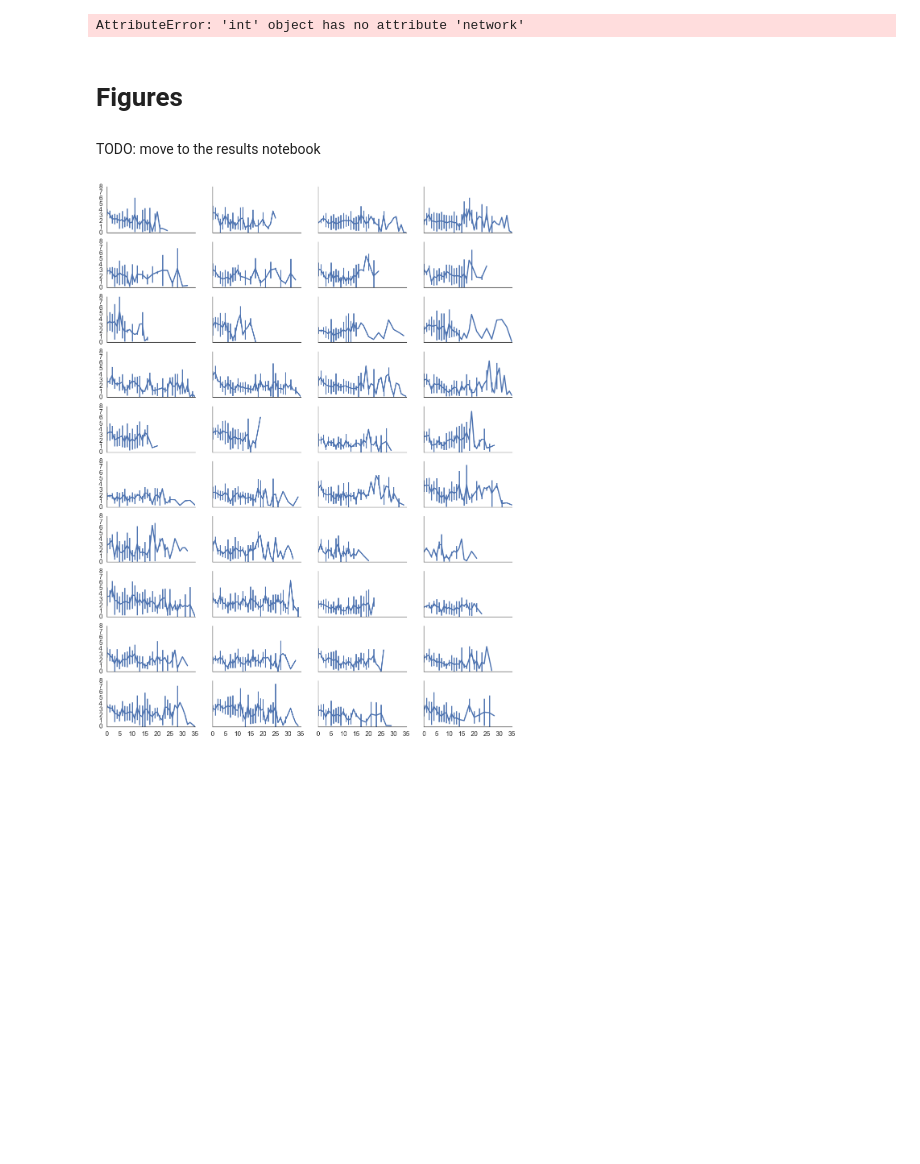
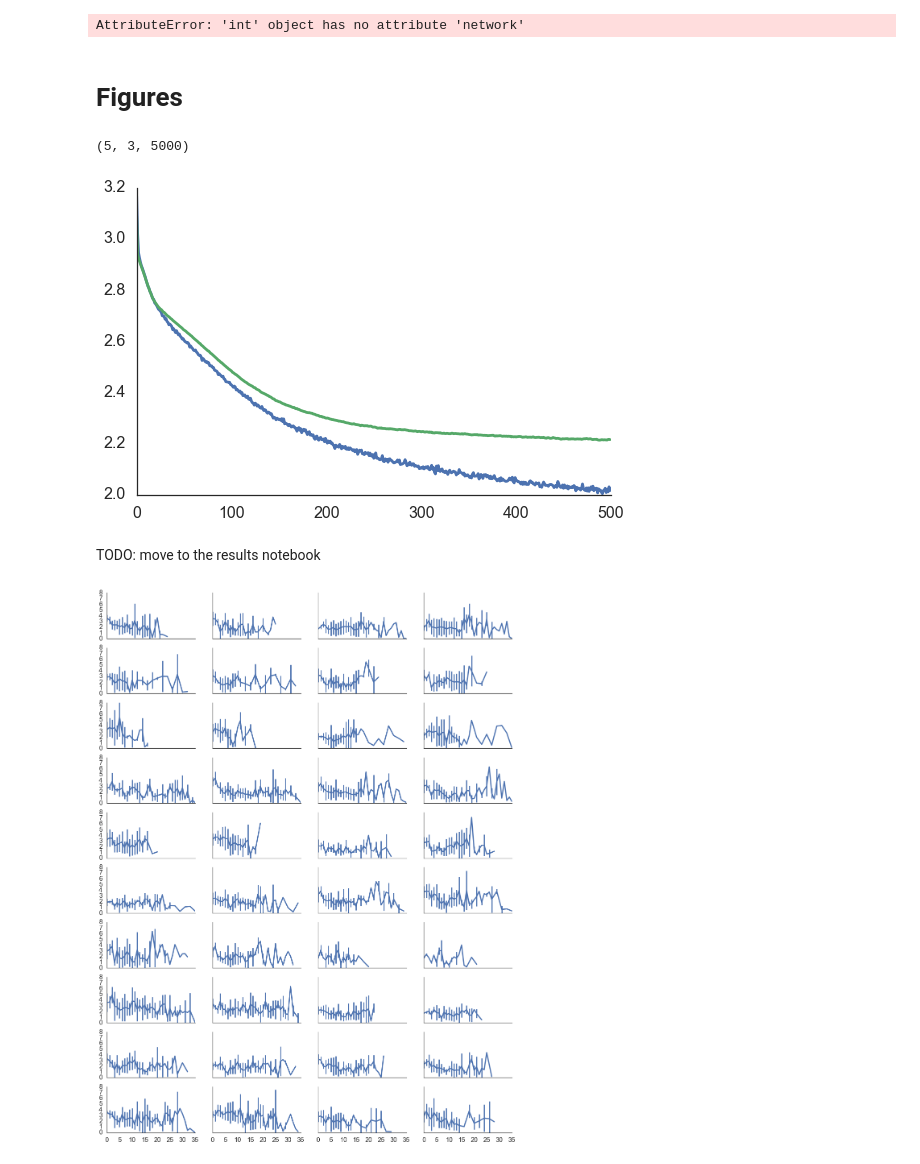
Before and after one commit to galbiati/nns-for-mnk, a Jupyter notebook: Training.ipynb, the cells around one changed output. Saved outputs shown, nothing was run; the diff lists cells and outputs as text; code cells hidden in the pictures; blank space fills up the shorter version.

Commit message:
figures and traces scratch

```diff
--- a/Training.ipynb
+++ b/Training.ipynb
@@ -221,3 +224,14 @@ AttributeError: 'int' object has no attribute 'network'
+# %%
+np.array(traces).shape
+# %% [output]
+(5, 3, 5000)
+# %%
+fig, axes = plt.subplots(1, 1, figsize=(8.5, 5.5))
+axes.plot(traces[0][0][:500])
+axes.plot(traces[1][1][:500])
+sns.despine()
+# %% [output]
+[figure, added]
 # %% [markdown]
 TODO: move to the results notebook
 # %%
```
Also changed, not shown: parts of 3 cells of this notebook, 1 other file.
